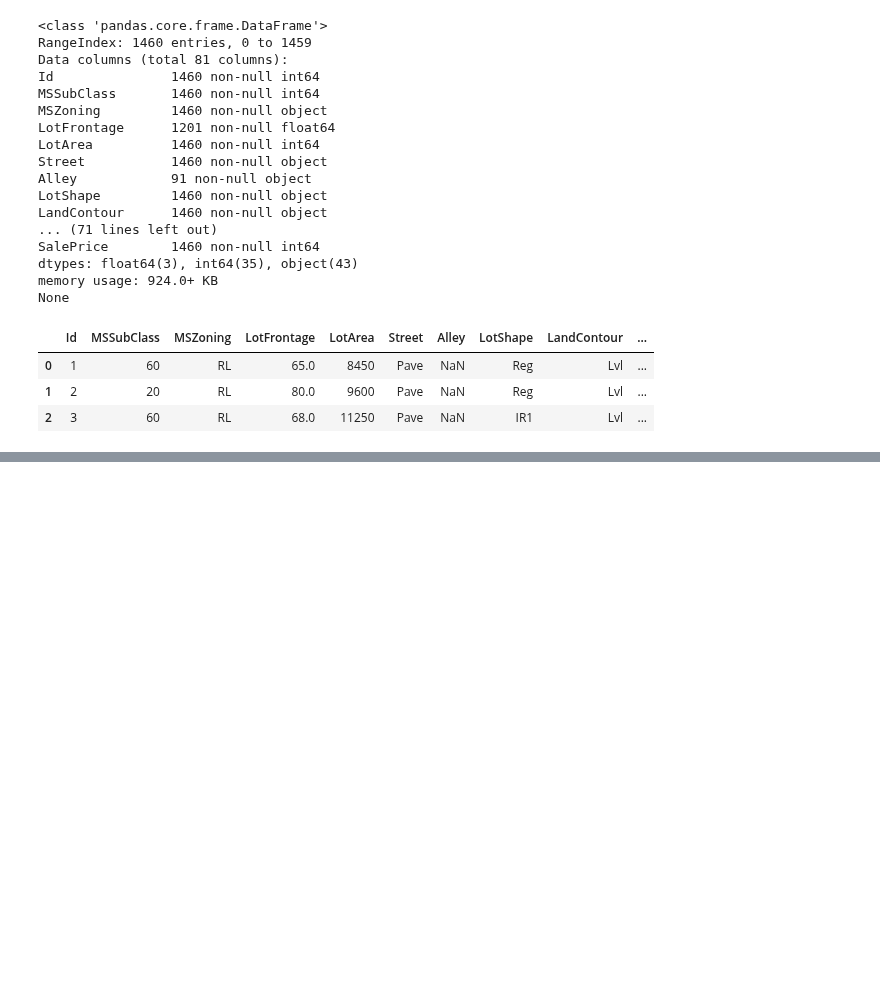
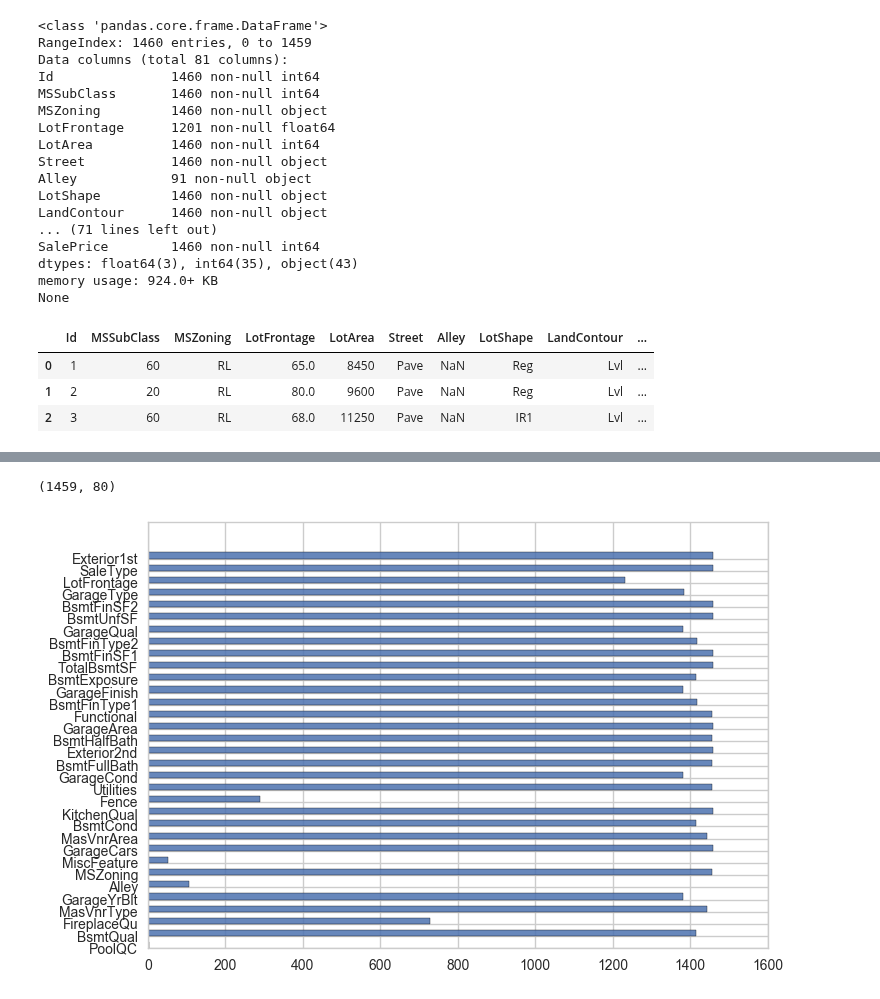
Before and after one commit to TeamBADS/kaggle_challenges, a Jupyter notebook: house_prices/python_playground/python_exploration.ipynb, the cells around one changed output, grey strips where cells are left out. Cells and saved outputs as stored; diff of their text form; code cells hidden in the pictures; blank space fills up the shorter version.

```diff
--- a/house_prices/python_playground/python_exploration.ipynb
+++ b/house_prices/python_playground/python_exploration.ipynb
@@ -54,0 +55,9 @@ plt.yticks(np.arange(len(d_missing)), d_missing.keys());plt.title('');plt.show()
+# %%
+#reading in test_data int DataFrame
+test_data = pd.read_csv('test.csv')
+
+#data information - very comprehensive
+print(test_data.info())
+
+#head
+test_data.head(3)
@@ -54,0 +86,14 @@ plt.yticks(np.arange(len(d_missing)), d_missing.keys());plt.title('');plt.show()
+# %%
+test_data.shape
+# %% [output]
+(1459, 80)
+# %%
+#Missing test_data visualisation
+test_missing = {}
+for col in test_data.columns:
+    if len(test_data[test_data[col].notnull()==True]) < test_data.shape[0]:
+        test_missing[col] = len(test_data[test_data[col].notnull()==True])
+plt.barh(np.arange(len(test_missing)), test_missing.values(), .5, alpha=0.85)
+plt.yticks(np.arange(len(test_missing)), test_missing.keys());plt.title('');plt.show()
+# %% [output]
+[figure, added]
```
Also changed, not shown: parts of 3 cells of this notebook.
